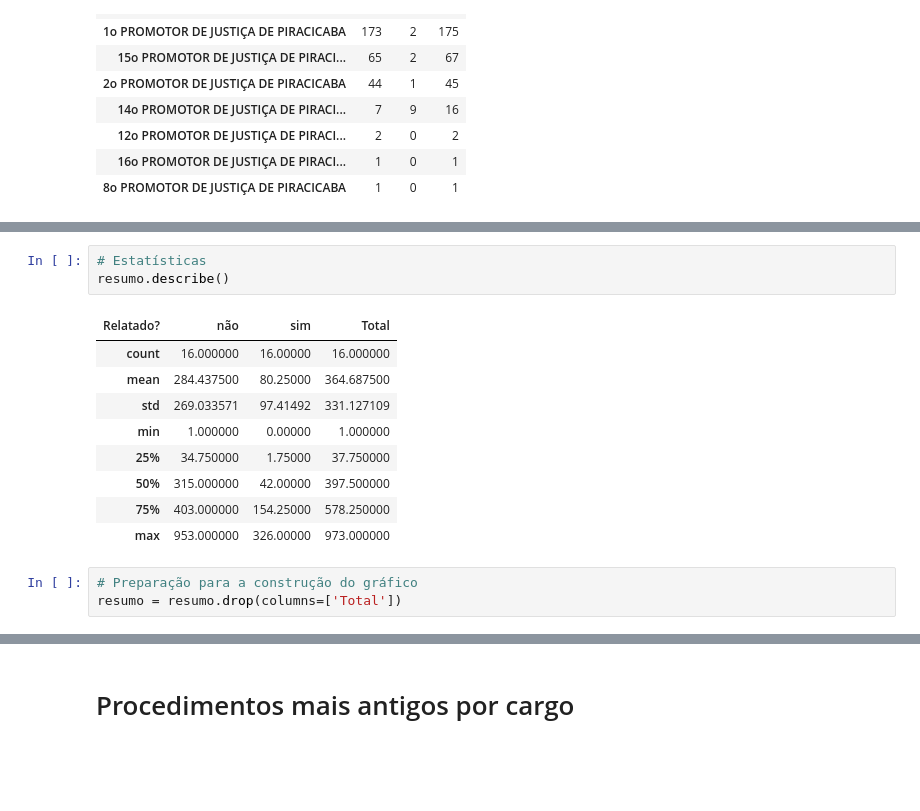
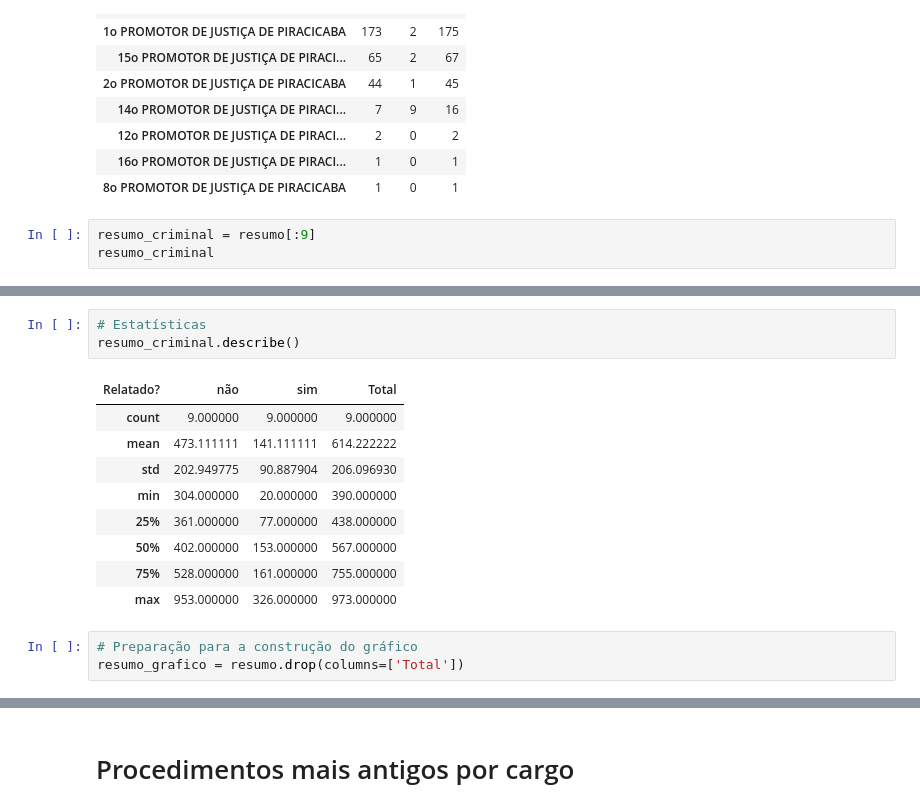
Before and after one commit to jespimentel/acervo_vivo, a Jupyter notebook: acervo_SISMP_2024_07_29.ipynb, the cells around one changed output, grey strips where cells are left out. Saved outputs shown, nothing was run; the diff lists cells and outputs as text; blank space fills up the shorter version.

```diff
--- a/acervo_SISMP_2024_07_29.ipynb
+++ b/acervo_SISMP_2024_07_29.ipynb
@@ -285,3 +285,6 @@ ACERVO VIVO: IPs e TCOs em andamento em 29/07/2024
 | 12o PROMOTOR DE JUSTIÇA DE PIRACI... | 2 | 0 | 2 |
 | 16o PROMOTOR DE JUSTIÇA DE PIRACI... | 1 | 0 | 1 |
 | 8o PROMOTOR DE JUSTIÇA DE PIRACICABA | 1 | 0 | 1 |
+# %%
+resumo_criminal = resumo[:9]
+resumo_criminal
@@ -298,18 +313,18 @@ plt.show()
 # %%
 # Estatísticas
-resumo.describe()
+resumo_criminal.describe()
 # %% [output]
 | Relatado? | não | sim | Total |
-| count | 16.000000 | 16.00000 | 16.000000 |
-| mean | 284.437500 | 80.25000 | 364.687500 |
-| std | 269.033571 | 97.41492 | 331.127109 |
-| min | 1.000000 | 0.00000 | 1.000000 |
-| 25% | 34.750000 | 1.75000 | 37.750000 |
-| 50% | 315.000000 | 42.00000 | 397.500000 |
-| 75% | 403.000000 | 154.25000 | 578.250000 |
-| max | 953.000000 | 326.00000 | 973.000000 |
+| count | 9.000000 | 9.000000 | 9.000000 |
+| mean | 473.111111 | 141.111111 | 614.222222 |
+| std | 202.949775 | 90.887904 | 206.096930 |
+| min | 304.000000 | 20.000000 | 390.000000 |
+| 25% | 361.000000 | 77.000000 | 438.000000 |
+| 50% | 402.000000 | 153.000000 | 567.000000 |
+| 75% | 528.000000 | 161.000000 | 755.000000 |
+| max | 953.000000 | 326.000000 | 973.000000 |
 # %%
 # Preparação para a construção do gráfico
-resumo = resumo.drop(columns=['Total'])
+resumo_grafico = resumo.drop(columns=['Total'])
 # %%
 # Gráfico de barras empilhado
```
Also changed, not shown: parts of 7 cells of this notebook.
